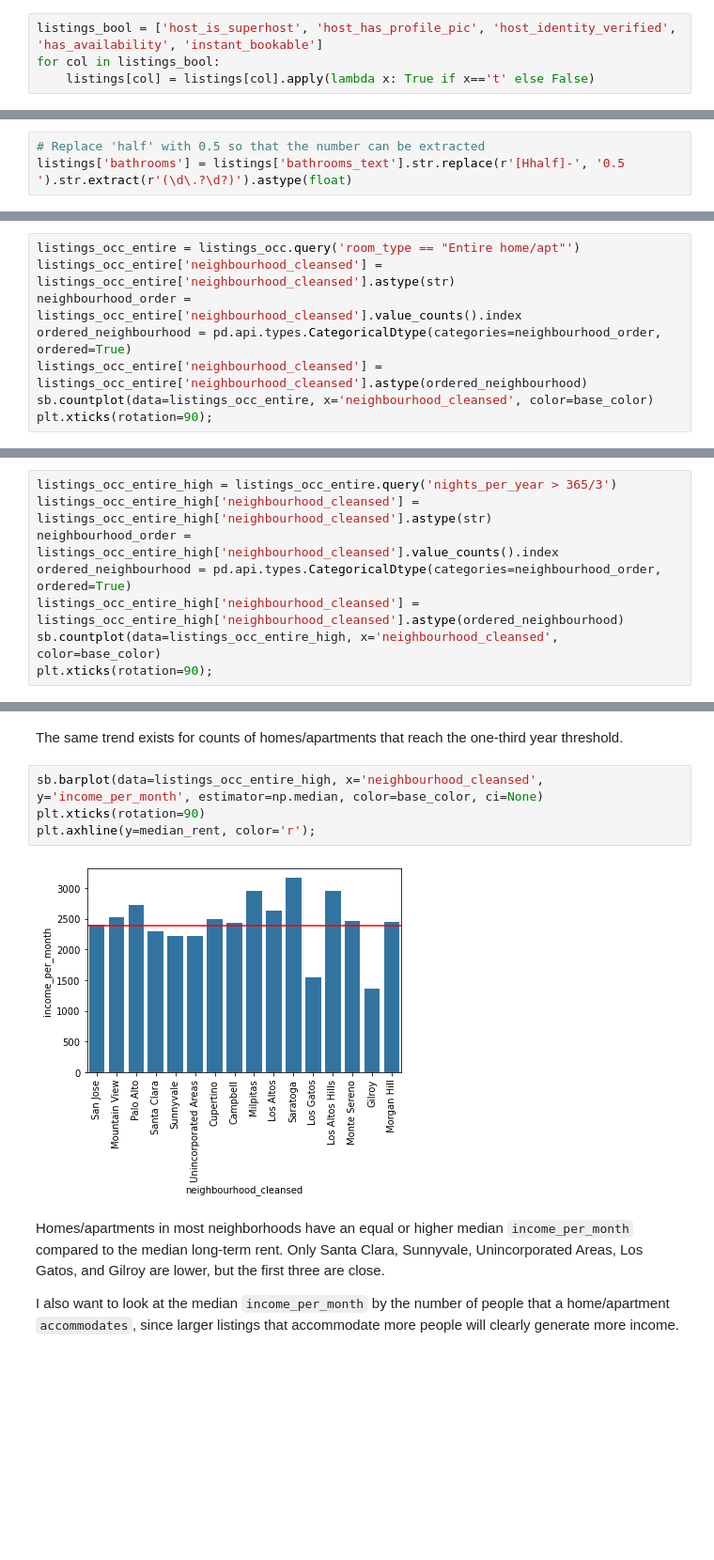
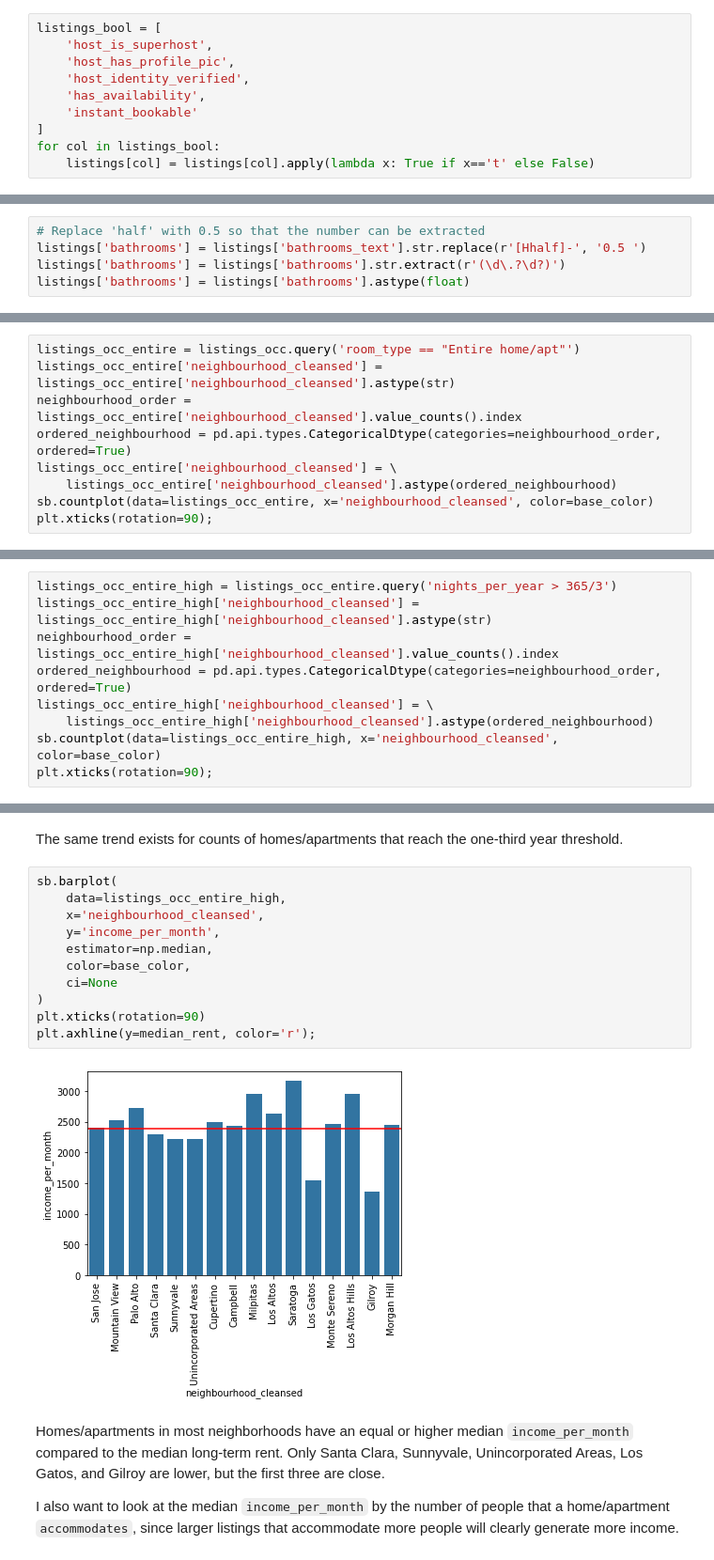
Before and after one commit to evanchen13/scc-airbnb, a Jupyter notebook: scc-airbnb.ipynb, the cells around one changed output, grey strips where cells are left out. Shown at 94% size. Saved outputs shown, nothing was run; the diff lists cells and outputs as text; blank space fills up the shorter version.

```diff
--- a/scc-airbnb.ipynb
+++ b/scc-airbnb.ipynb
@@ -106,7 +106,13 @@ for col in listings_datetime:
 # %% [markdown]
 When looking at the data in the previous section, I noticed that all true/false columns were marked with the string `t` or `f`, rather than having the boolean data type. I will use a lambda function to convert all `t` to `True` and all `f` to `False`.
 # %%
-listings_bool = ['host_is_superhost', 'host_has_profile_pic', 'host_identity_verified', 'has_availability', 'instant_bookable']
+listings_bool = [
+    'host_is_superhost',
+    'host_has_profile_pic',
+    'host_identity_verified',
+    'has_availability',
+    'instant_bookable'
+]
 for col in listings_bool:
     listings[col] = listings[col].apply(lambda x: True if x=='t' else False)
 # %% [markdown]
@@ -165,7 +171,9 @@ array(['1 bath', '2 shared baths', '1 private bath', 'Half-bath',
 It looks like most of the values have a number in the description, except for half-baths. I will replace these values with 0.5, and then use regex to extract the number of bathrooms.
 # %%
 # Replace 'half' with 0.5 so that the number can be extracted
-listings['bathrooms'] = listings['bathrooms_text'].str.replace(r'[Hhalf]-', '0.5 ').str.extract(r'(\d\.?\d?)').astype(float)
+listings['bathrooms'] = listings['bathrooms_text'].str.replace(r'[Hhalf]-', '0.5 ')
+listings['bathrooms'] = listings['bathrooms'].str.extract(r'(\d\.?\d?)')
+listings['bathrooms'] = listings['bathrooms'].astype(float)
 # %% [markdown]
 I also want a column that describes whether the bathrooms are shared or private. If the description mentions that the bathrooms are shared, then I will classify the bathrooms as so, otherwise I will assume that they are private.
 # %%
@@ -439,7 +461,8 @@ listings_occ_entire = listings_occ.query('room_type == "Entire home/apt"')
 listings_occ_entire['neighbourhood_cleansed'] = listings_occ_entire['neighbourhood_cleansed'].astype(str)
 neighbourhood_order = listings_occ_entire['neighbourhood_cleansed'].value_counts().index
 ordered_neighbourhood = pd.api.types.CategoricalDtype(categories=neighbourhood_order, ordered=True)
-listings_occ_entire['neighbourhood_cleansed'] = listings_occ_entire['neighbourhood_cleansed'].astype(ordered_neighbourhood)
+listings_occ_entire['neighbourhood_cleansed'] = \
+    listings_occ_entire['neighbourhood_cleansed'].astype(ordered_neighbourhood)
 sb.countplot(data=listings_occ_entire, x='neighbourhood_cleansed', color=base_color)
 plt.xticks(rotation=90);
 # %% [output]
@@ -471,7 +500,8 @@ listings_occ_entire_high = listings_occ_entire.query('nights_per_year > 365/3')
 listings_occ_entire_high['neighbourhood_cleansed'] = listings_occ_entire_high['neighbourhood_cleansed'].astype(str)
 neighbourhood_order = listings_occ_entire_high['neighbourhood_cleansed'].value_counts().index
 ordered_neighbourhood = pd.api.types.CategoricalDtype(categories=neighbourhood_order, ordered=True)
-listings_occ_entire_high['neighbourhood_cleansed'] = listings_occ_entire_high['neighbourhood_cleansed'].astype(ordered_neighbourhood)
+listings_occ_entire_high['neighbourhood_cleansed'] = \
+    listings_occ_entire_high['neighbourhood_cleansed'].astype(ordered_neighbourhood)
 sb.countplot(data=listings_occ_entire_high, x='neighbourhood_cleansed', color=base_color)
 plt.xticks(rotation=90);
 # %% [output]
@@ -489,11 +518,18 @@ See the caveats in the documentation: https://pandas.pydata.org/pandas-docs/stab
 # %% [markdown]
 The same trend exists for counts of homes/apartments that reach the one-third year threshold.
 # %%
-sb.barplot(data=listings_occ_entire_high, x='neighbourhood_cleansed', y='income_per_month', estimator=np.median, color=base_color, ci=None)
+sb.barplot(
+    data=listings_occ_entire_high,
+    x='neighbourhood_cleansed',
+    y='income_per_month',
+    estimator=np.median,
+    color=base_color,
+    ci=None
+)
 plt.xticks(rotation=90)
 plt.axhline(y=median_rent, color='r');
 # %% [output]
-[figure, old version]
+[figure, new version]
 # %% [markdown]
 Homes/apartments in most neighborhoods have an equal or higher median `income_per_month` compared to the median long-term rent. Only Santa Clara, Sunnyvale, Unincorporated Areas, Los Gatos, and Gilroy are lower, but the first three are close.
 
```
Also changed, not shown: parts of 22 cells of this notebook.
